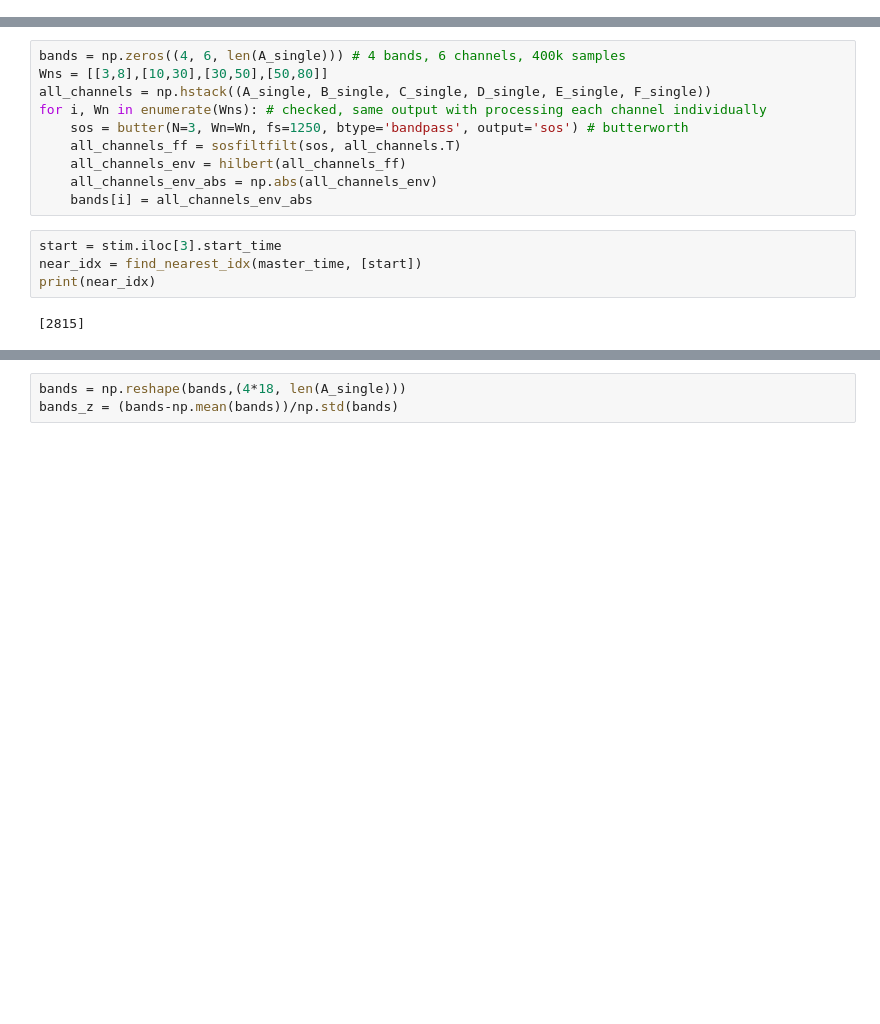
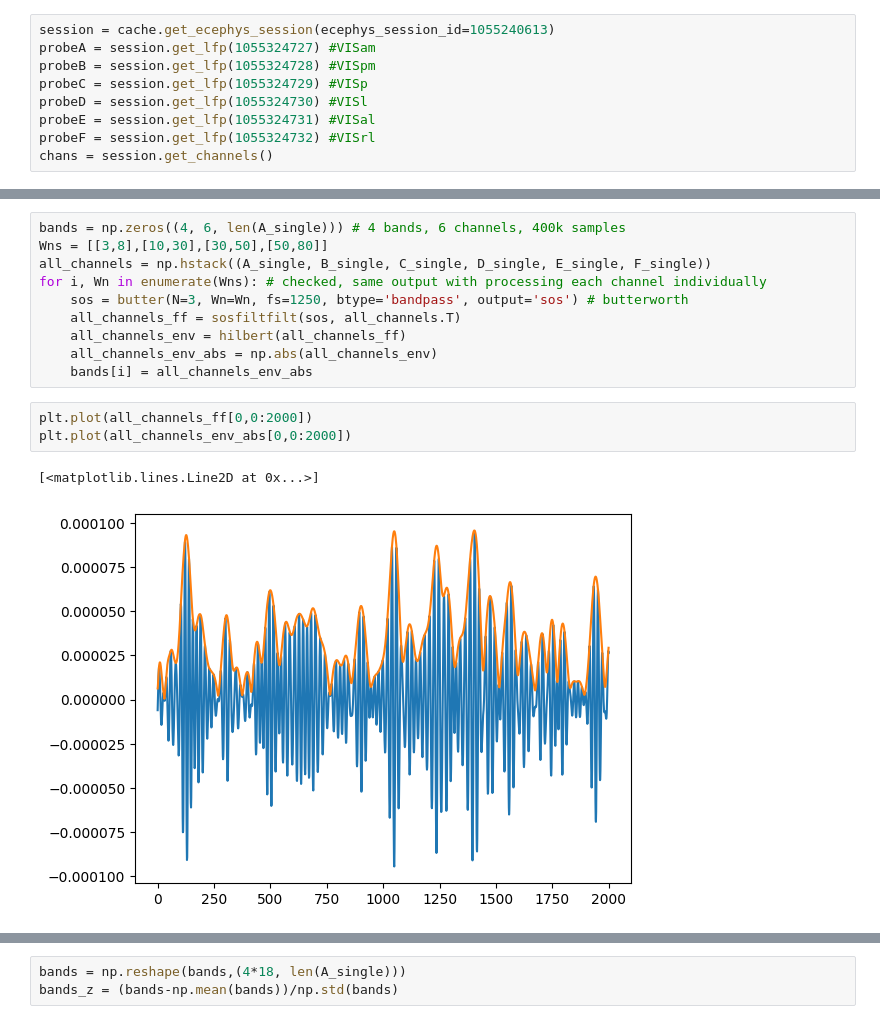
Before and after one commit to jerryjii/HMM, a Jupyter notebook: HMM_LFP.ipynb, the cells around one changed output, grey strips where cells are left out. Saved outputs shown, nothing was run; the diff lists cells and outputs as text; blank space fills up the shorter version.

Commit message:
updated a few blocks, now using a different session

```diff
--- a/HMM_LFP.ipynb
+++ b/HMM_LFP.ipynb
@@ -37,3 +37,12 @@ probeD = session.get_lfp(1064735075) #VISl
 probeE = session.get_lfp(1064735076) #VISal
 probeF = session.get_lfp(1064735077) #VISrl
 chans = session.get_channels()
+# %%
+session = cache.get_ecephys_session(ecephys_session_id=1055240613)
+probeA = session.get_lfp(1055324727) #VISam
+probeB = session.get_lfp(1055324728) #VISpm
+probeC = session.get_lfp(1055324729) #VISp
+probeD = session.get_lfp(1055324730) #VISl
+probeE = session.get_lfp(1055324731) #VISal
+probeF = session.get_lfp(1055324732) #VISrl
+chans = session.get_channels()
@@ -164,10 +186,10 @@ for i, Wn in enumerate(Wns): # checked, same output with processing each channel
     all_channels_env = hilbert(all_channels_ff)
     all_channels_env_abs = np.abs(all_channels_env)
     bands[i] = all_channels_env_abs
-# %%
-start = stim.iloc[3].start_time
-near_idx = find_nearest_idx(master_time, [start])
-print(near_idx)
-# %% [output]
-[2815]
+# %%
+plt.plot(all_channels_ff[0,0:2000])
+plt.plot(all_channels_env_abs[0,0:2000])
+# %% [output]
+[<matplotlib.lines.Line2D at 0x...>]
+[figure, added]
 # %%
```
Also changed, not shown: parts of 3 cells of this notebook.
